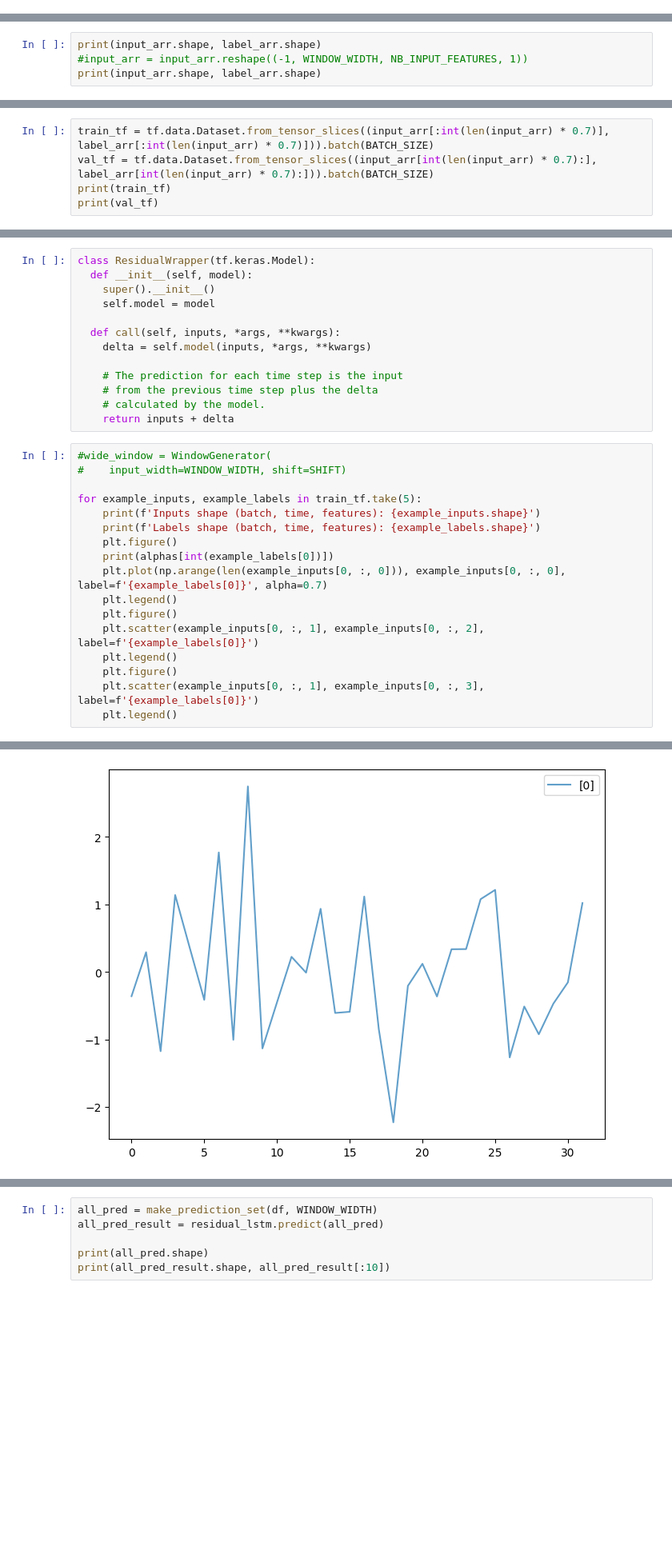
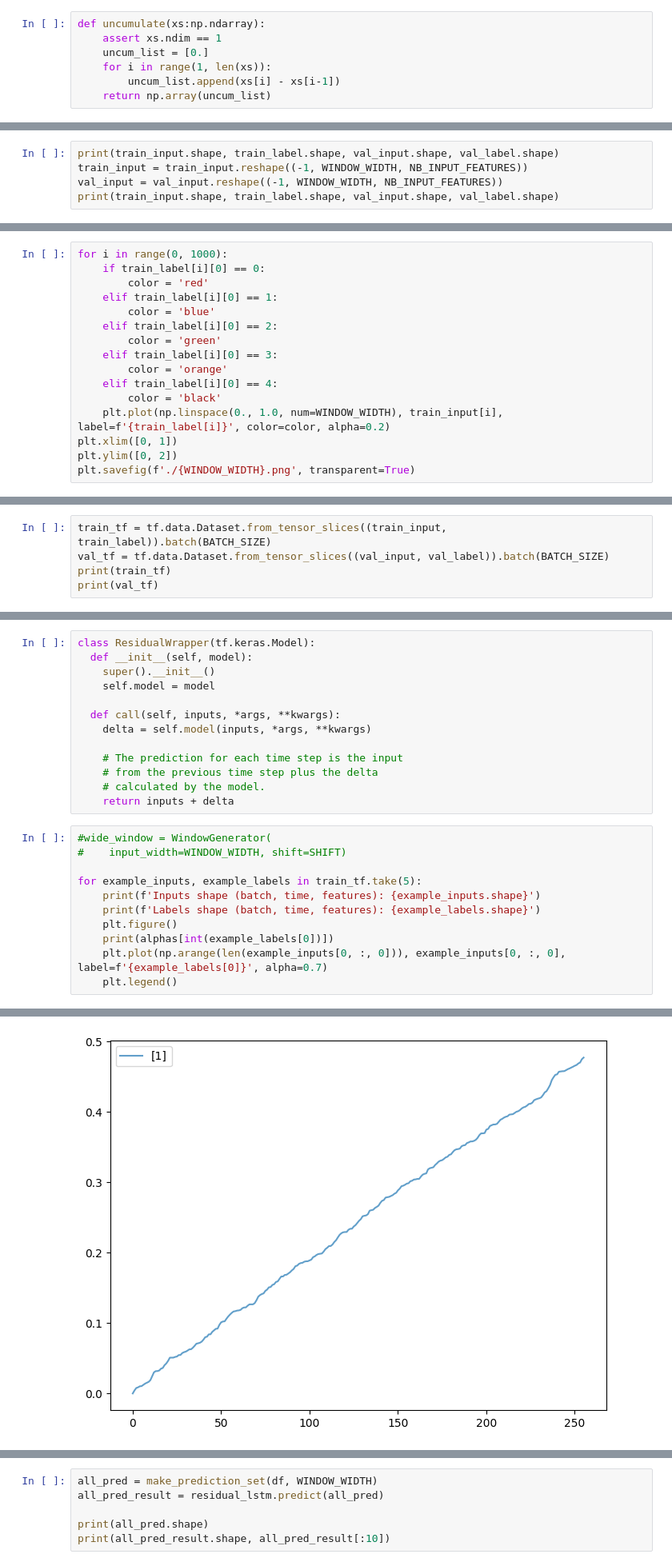
Before and after one commit to JunwooParkSaribu/SPT_a, a Jupyter notebook: analysis_modeling/training_sample.ipynb, the cells around one changed output, grey strips where cells are left out. Shown: that part at 80% size. Cells and saved outputs as stored; diff of their text form; blank space fills up the shorter version.

```diff
--- a/analysis_modeling/training_sample.ipynb
+++ b/analysis_modeling/training_sample.ipynb
@@ -53,6 +53,13 @@ alphas = [0.01, 0.5, 1.0, 1.5, 1.999]
 N=10000
 T=WINDOW_WIDTH
 L = None
+# %%
+def uncumulate(xs:np.ndarray):
+    assert xs.ndim == 1
+    uncum_list = [0.]
+    for i in range(1, len(xs)):
+        uncum_list.append(xs[i] - xs[i-1])
+    return np.array(uncum_list)
 # %%
 """
 trajs_model, labels_model = models_phenom().multi_state(N=N,
@@ -122,7 +152,8 @@ label_arr = label_arr[shuffle_index]
 4
 [1.999, 1.999]
 # %%
-print(input_arr.shape, label_arr.shape)
-#input_arr = input_arr.reshape((-1, WINDOW_WIDTH, NB_INPUT_FEATURES, 1))
-print(input_arr.shape, label_arr.shape)
+print(train_input.shape, train_label.shape, val_input.shape, val_label.shape)
+train_input = train_input.reshape((-1, WINDOW_WIDTH, NB_INPUT_FEATURES))
+val_input = val_input.reshape((-1, WINDOW_WIDTH, NB_INPUT_FEATURES))
+print(train_input.shape, train_label.shape, val_input.shape, val_label.shape)
 # %% [output]
@@ -130,0 +162,16 @@ print(input_arr.shape, label_arr.shape)
+# %%
+for i in range(0, 1000):
+    if train_label[i][0] == 0:
+        color = 'red'
+    elif train_label[i][0] == 1:
+        color = 'blue'
+    elif train_label[i][0] == 2:
+        color = 'green'
+    elif train_label[i][0] == 3:
+        color = 'orange'
+    elif train_label[i][0] == 4:
+        color = 'black'
+    plt.plot(np.linspace(0., 1.0, num=WINDOW_WIDTH), train_input[i], label=f'{train_label[i]}', color=color, alpha=0.2)
+plt.xlim([0, 1])
+plt.ylim([0, 2])
+plt.savefig(f'./{WINDOW_WIDTH}.png', transparent=True)
@@ -131,6 +180,6 @@ print(input_arr.shape, label_arr.shape)
 # %%
-train_tf = tf.data.Dataset.from_tensor_slices((input_arr[:int(len(input_arr) * 0.7)], label_arr[:int(len(input_arr) * 0.7)])).batch(BATCH_SIZE)
-val_tf = tf.data.Dataset.from_tensor_slices((input_arr[int(len(input_arr) * 0.7):], label_arr[int(len(input_arr) * 0.7):])).batch(BATCH_SIZE)
+train_tf = tf.data.Dataset.from_tensor_slices((train_input, train_label)).batch(BATCH_SIZE)
+val_tf = tf.data.Dataset.from_tensor_slices((val_input, val_label)).batch(BATCH_SIZE)
 print(train_tf)
 print(val_tf)
 # %% [output]
@@ -512,10 +541,4 @@ for example_inputs, example_labels in train_tf.take(5):
     print(alphas[int(example_labels[0])])
     plt.plot(np.arange(len(example_inputs[0, :, 0])), example_inputs[0, :, 0], label=f'{example_labels[0]}', alpha=0.7)
     plt.legend()
-    plt.figure()
-    plt.scatter(example_inputs[0, :, 1], example_inputs[0, :, 2], label=f'{example_labels[0]}')
-    plt.legend()
-    plt.figure()
-    plt.scatter(example_inputs[0, :, 1], example_inputs[0, :, 3], label=f'{example_labels[0]}')
-    plt.legend()
 # %% [output]
@@ -540 +563 @@ Labels shape (batch, time, features): (256, 1)
-[figure, old version]
+[figure, new version]
```
Also changed, not shown: parts of 10 cells of this notebook, 2 other files.
